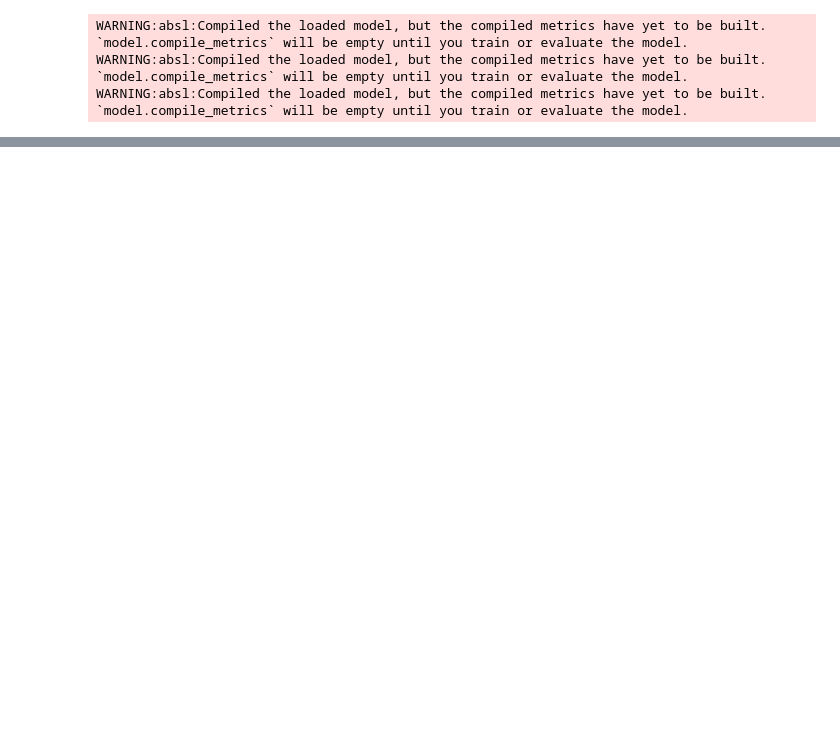
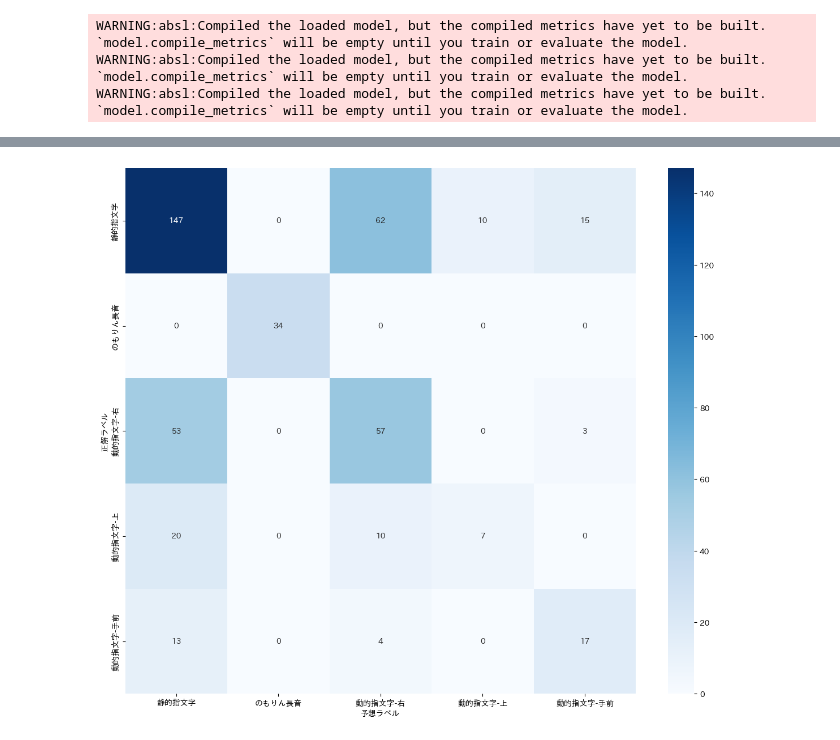
Before and after one commit to nonotoy/jsl_fingerspelling_w_palm, a Jupyter notebook: yubimoji_train.ipynb, the cells around one changed output, grey strips where cells are left out. Saved outputs shown, nothing was run; the diff lists cells and outputs as text; code cells hidden in the pictures; blank space fills up the shorter version.

```diff
--- a/yubimoji_train.ipynb
+++ b/yubimoji_train.ipynb
@@ -713,0 +436,52 @@ RuntimeError: Expected hidden[0] size (2, 128, 512), got [1, 128, 512]
+# %%
+import japanize_matplotlib
+
+
+# 指定されたグループリストに基づいてラベルをまとめる
+def group_labels_by_groups(labels, group_list):
+    group_indices = []
+    for group in group_list:
+        indices = [i for i, label in enumerate(labels) if label in group]
+        if indices:
+            group_indices.append(indices)
+    return group_indices
+
+# 混同行列の作成
+cm = confusion_matrix(y_test, predicted_classes)
+
+# ラベルをまとめるグループのリストを指定する
+group_list = [
+    [0, 1, 2, 3, 4, 5, 6, 7, 8, 9, 10, 11, 12, 13, 14, 15, 16, 17, 18, 19, 20, 21, 22, 23, 25, 26, 27, 28, 29, 30, 31, 32, 33, 35, 36, 37, 38, 40, 41, 42, 43],
+    [24, 34, 39, 45, 75],
+    [46, 47, 48, 49, 50, 51, 52, 53, 54, 55, 56, 57, 58, 59, 60, 61, 62, 63, 64, 65],
+    [66, 67, 68, 69, 70],
+    [44, 71, 72, 73, 74]
+]
+
+group_labels = ['静的指文字', 'のもりん長音', '動的指文字-右', '動的指文字-上','動的指文字-手前']
+
+# 指定されたグループリストに基づいてラベルをまとめる
+group_indices = group_labels_by_groups(range(len(cm)), group_list)
+
+# まとめたラベルに基づいて混同行列を集約する
+grouped_cm = np.zeros((len(group_indices), len(group_indices)), dtype=int)
+for i, row_indices in enumerate(group_indices):
+    for j, col_indices in enumerate(group_indices):
+        grouped_cm[i, j] = np.sum(cm[row_indices, :][:, col_indices])
+
+
+# 混同行列の可視化
+plt.figure(figsize=(12, 10))
+sns.heatmap(grouped_cm, annot=True, fmt='d', cmap='Blues',
+            xticklabels=group_labels,
+            yticklabels=group_labels)
+plt.xlabel('予想ラベル')
+plt.ylabel('正解ラベル')
+plt.tight_layout()
+plt.show()
+
+# SVG形式で保存
+plt.savefig('custom_grouped_confusion_matrix.svg', format='svg')
+plt.close()
+# %% [output]
+[figure, added]
```
Also changed, not shown: parts of 19 cells of this notebook.
